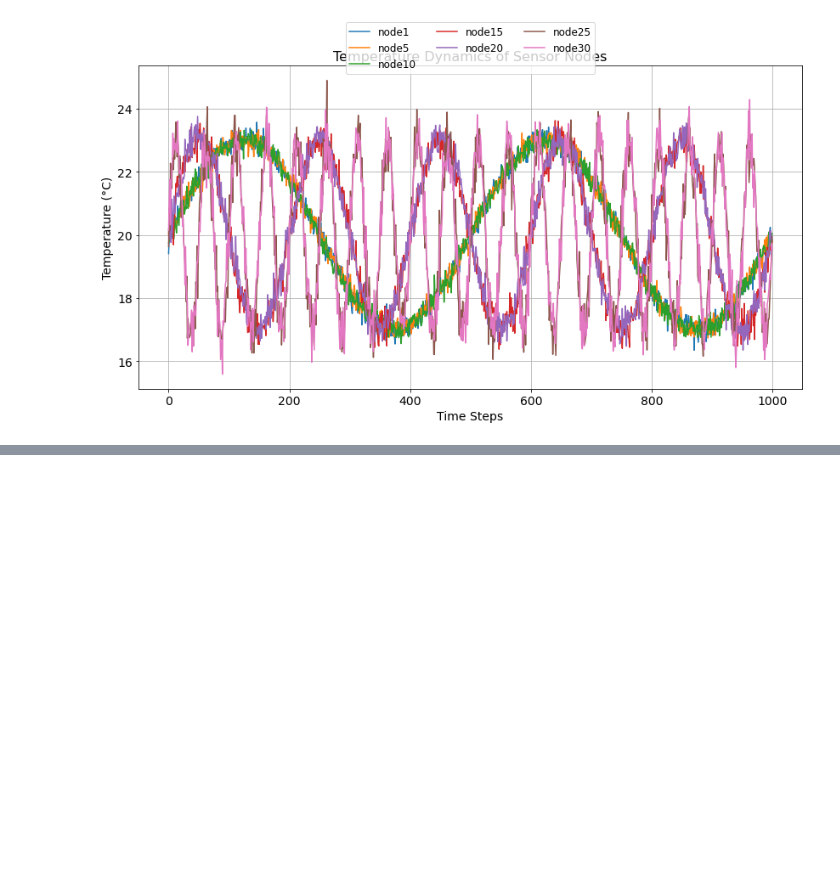
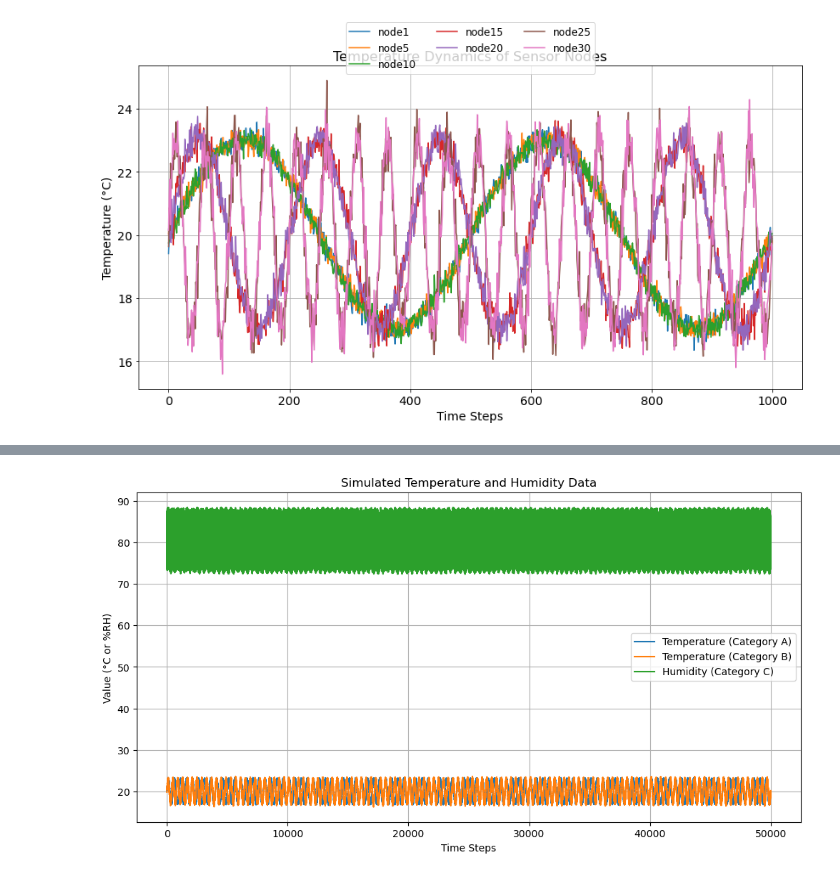
Before and after one commit to sokistar24/wakeupradio, a Jupyter notebook: Sensor_data_simulation_scenario.ipynb, the cells around one changed output, grey strips where cells are left out. Drawn from its saved outputs; the diff is of its cells as text; code cells hidden in the pictures; blank space fills up the shorter version.

```diff
--- a/Sensor_data_simulation_scenario.ipynb
+++ b/Sensor_data_simulation_scenario.ipynb
@@ -552,0 +555,80 @@ csv_filename
+# %%
+import numpy as np
+import pandas as pd
+import matplotlib.pyplot as plt
+
+# Number of time steps
+time_steps = 50000
+
+# Define the nodes (sensors) for 30 nodes
+nodes = [f'node{i}' for i in range(1, 31)]
+
+# Mean temperature for all nodes
+z_mean = 20.0
+A_i = 3  # Amplitude for temperature variation
+
+# Initialize the DataFrame
+data = {node: np.zeros(time_steps) for node in nodes}
+data['SN'] = np.arange(time_steps)
+
+# Saturation vapor pressure function (Tetens’ formula)
+def saturation_vapor_pressure(T):
+    return 6.112 * np.exp((17.67 * T) / (T + 243.5))  # hPa
+
+# Generate temperature and humidity data
+for node in nodes:
+    node_id = int(node.replace('node', ''))  # Extract numeric ID
+
+    if 1 <= node_id <= 10:  # Category A (Temperature)
+        P_i = 500
+        sigma_i = 0.1
+        temperature = z_mean + A_i * np.sin((2 * np.pi * np.arange(time_steps)) / P_i) + np.random.normal(loc=0, scale=sigma_i, size=time_steps)
+        data[node] = temperature
+
+    elif 11 <= node_id <= 20:  # Category B (Temperature)
+        P_i = 400
+        sigma_i = 0.2
+        temperature = z_mean + A_i * np.sin((2 * np.pi * np.arange(time_steps)) / P_i) + np.random.normal(loc=0, scale=sigma_i, size=time_steps)
+        data[node] = temperature
+
+    elif 21 <= node_id <= 30:  # Category C (Humidity)
+        P_i = 500
+        sigma_i = 0.1
+
+        # Select a temperature node from Category B to use for humidity calculation
+        ref_temp_node = f'node{np.random.randint(11, 21)}'
+        ref_temperature = data[ref_temp_node]  # Reference temperature for RH calculation
+
+        # Assume the dew point is slightly lower than actual temperature
+        dew_point = ref_temperature - np.random.uniform(2, 5, time_steps)
+
+        # Compute relative humidity using RH = (es(Td) / es(T)) * 100
+        humidity = (saturation_vapor_pressure(dew_point) / saturation_vapor_pressure(ref_temperature)) * 100
+        data[node] = humidity  # Assign the calculated humidity to the node
+
+# Convert to DataFrame
+df = pd.DataFrame(data)
+
+# Save the generated data
+df.to_csv("simulated_environment_data.csv", index=False)
+
+# Plot sample temperature and humidity data
+plt.figure(figsize=(12, 6))
+
+# Sample a node from Category A (Temperature)
+plt.plot(df['SN'], df['node2'], label="Temperature (Category A)")
+
+# Sample a node from Category B (Temperature)
+plt.plot(df['SN'], df['node12'], label="Temperature (Category B)")
+
+# Sample a node from Category C (Humidity)
+plt.plot(df['SN'], df['node22'], label="Humidity (Category C)")
+
+plt.xlabel("Time Steps")
+plt.ylabel("Value (°C or %RH)")
+plt.title("Simulated Temperature and Humidity Data")
+plt.legend()
+plt.grid()
+plt.show()
+# %% [output]
+[figure, added]
```
Also changed, not shown: parts of 4 cells of this notebook, 3 other files.
